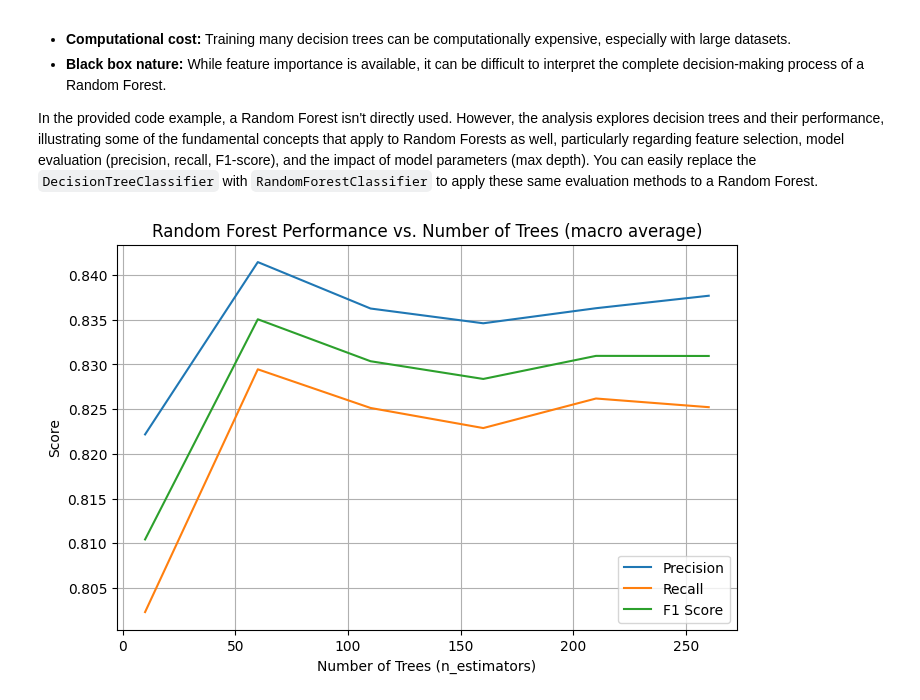
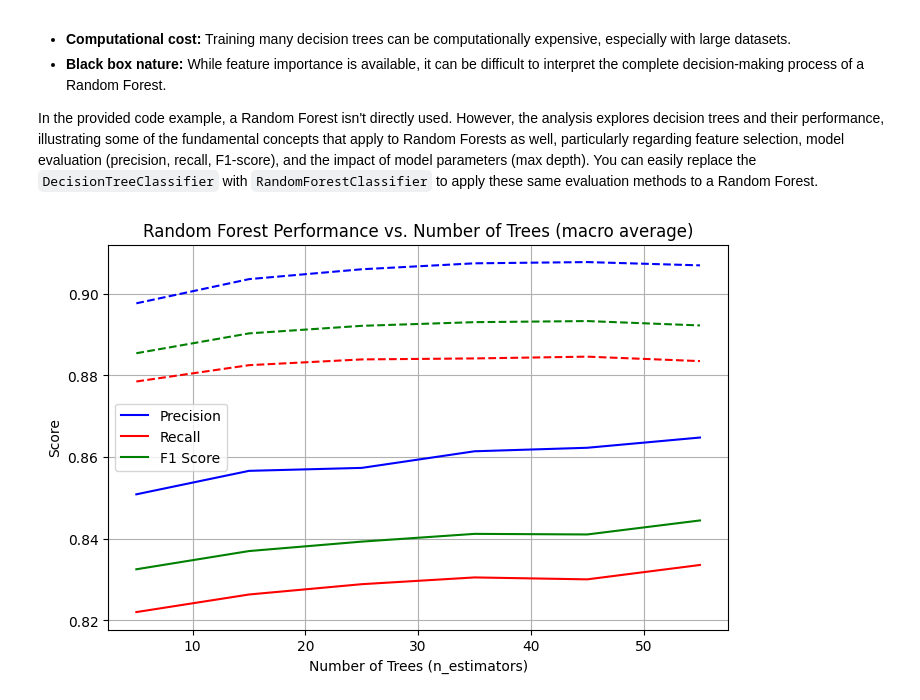
Before and after one commit to csabiu/KAML-2025, a Jupyter notebook: KAML_catalogues.ipynb, the cells around one changed output. Drawn from its saved outputs; the diff is of its cells as text; code cells hidden in the pictures.

```diff
--- a/KAML_catalogues.ipynb
+++ b/KAML_catalogues.ipynb
@@ -103,7 +103,7 @@ plt.show()
 # %%
 from sklearn.model_selection import train_test_split
 
-features = ["u", "g", "r", "i", "z"]  # Or your color indices
+features = ["u", "g", "r", "i", "z", "u_g", "g_r", "r_i", "i_z"]  # Or your color indices
 labels = "specClass"
 
 X = df_sdss[features].values
@@ -205,7 +225,9 @@ train_f1 = []
 test_f1 = []
 
 for d in max_depths:
-    dt = DecisionTreeClassifier(max_depth=d, random_state=42)
+    dt = DecisionTreeClassifier(
+        max_depth=d,
+        random_state=42)
     dt.fit(X_train, y_train)
 
     # Predictions
@@ -298,34 +320,50 @@ Here's a breakdown of key aspects:
 In the provided code example, a Random Forest isn't directly used. However, the analysis explores decision trees and their performance, illustrating some of the fundamental concepts that apply to Random Forests as well, particularly regarding feature selection, model evaluation (precision, recall, F1-score), and the impact of model parameters (max depth).  You can easily replace the `DecisionTreeClassifier` with `RandomForestClassifier` to apply these same evaluation methods to a Random Forest.
 # %%
 # Choose a range of tree counts to test
-n_estimators_range = range(10, 301, 50)
+n_estimators_range = range(5, 60, 10)
 
 precisions = []
 recalls = []
 f1_scores = []
+precisions_train = []
+recalls_train = []
+f1_scores_train = []
 
 # Use 'binary' or 'macro' depending on your task
 average_type = 'macro'  # or 'weighted' or 'binary'
 
 for n in n_estimators_range:
-    clf = RandomForestClassifier(n_estimators=n, random_state=42)
+    clf = RandomForestClassifier(
+        n_estimators=n,
+        max_depth=8,
+        random_state=42)
     clf.fit(X_train, y_train)
     y_pred = clf.predict(X_test)
+    y_pred_train = clf.predict(X_train)
 
     precisions.append(precision_score(y_test, y_pred, average=average_type))
     recalls.append(recall_score(y_test, y_pred, average=average_type))
     f1_scores.append(f1_score(y_test, y_pred, average=average_type))
 
+    precisions_train.append(precision_score(y_train, y_pred_train, average=average_type))
+    recalls_train.append(recall_score(y_train, y_pred_train, average=average_type))
+    f1_scores_train.append(f1_score(y_train, y_pred_train, average=average_type))
+
 # Plotting
 plt.figure(figsize=(8, 5))
-plt.plot(n_estimators_range, precisions, label='Precision')
-plt.plot(n_estimators_range, recalls, label='Recall')
-plt.plot(n_estimators_range, f1_scores, label='F1 Score')
+plt.plot(n_estimators_range, precisions, label='Precision',color='b')
+plt.plot(n_estimators_range, recalls, label='Recall',color='r')
+plt.plot(n_estimators_range, f1_scores, label='F1 Score',color='g')
+
+plt.plot(n_estimators_range, precisions_train,ls='--',color='b')
+plt.plot(n_estimators_range, recalls_train,ls='--',color='r')
+plt.plot(n_estimators_range, f1_scores_train,ls='--',color='g')
+
 plt.xlabel('Number of Trees (n_estimators)')
 plt.ylabel('Score')
 plt.title(f'Random Forest Performance vs. Number of Trees ({average_type} average)')
 plt.legend()
 plt.grid(True)
 plt.show()
 # %% [output]
-[figure, old version]
+[figure, new version]
```
Also changed, not shown: parts of 12 cells of this notebook.
